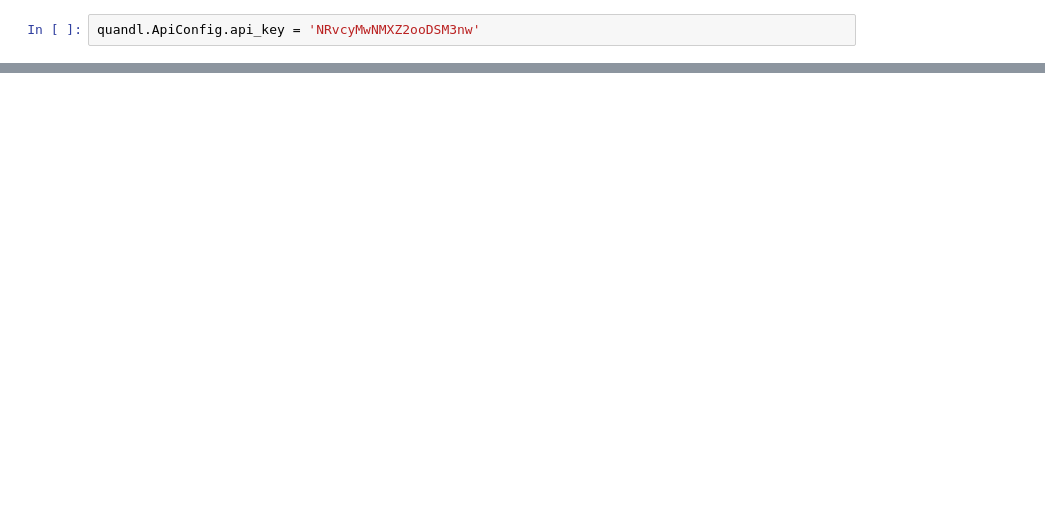
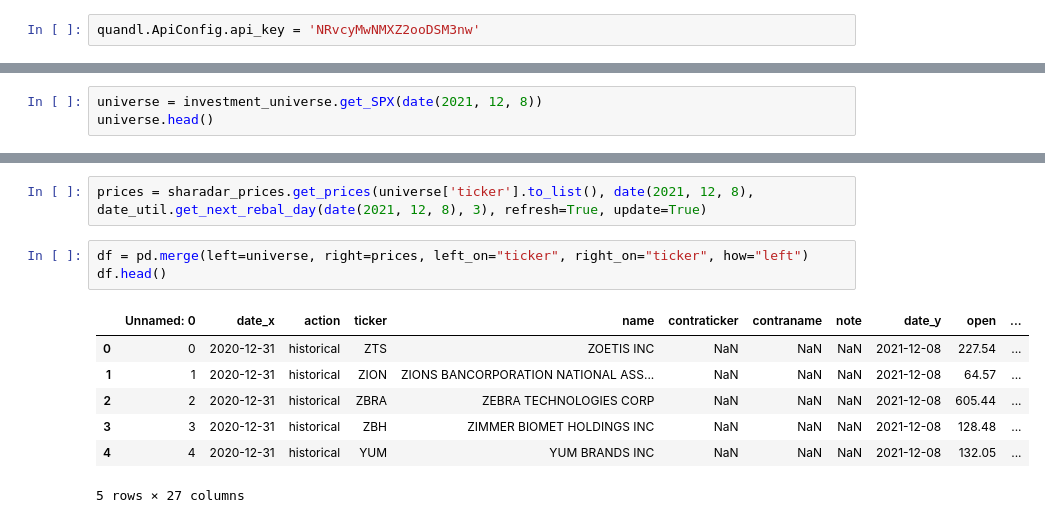
Before and after one commit to springmarathon/nyu-hedge-fund-strategies, a Jupyter notebook: research/investment_universe.ipynb, the cells around one changed output, grey strips where cells are left out. Cells and saved outputs as stored; diff of their text form; blank space fills up the shorter version.

```diff
--- a/research/investment_universe.ipynb
+++ b/research/investment_universe.ipynb
@@ -28,0 +61,3 @@ plt.grid()
+# %%
+universe = investment_universe.get_SPX(date(2021, 12, 8))
+universe.head()
@@ -28,0 +71,13 @@ plt.grid()
+# %%
+prices = sharadar_prices.get_prices(universe['ticker'].to_list(), date(2021, 12, 8), date_util.get_next_rebal_day(date(2021, 12, 8), 3), refresh=True, update=True)
+# %%
+df = pd.merge(left=universe, right=prices, left_on="ticker", right_on="ticker", how="left")
+df.head()
+# %% [output]
+|  | Unnamed: 0 | date_x | action | ticker | name | contraticker | contraname | note | date_y | open | ... |
+| 0 | 0 | 2020-12-31 | historical | ZTS | ZOETIS INC | NaN | NaN | NaN | 2021-12-08 | 227.54 | ... |
+| 1 | 1 | 2020-12-31 | historical | ZION | ZIONS BANCORPORATION NATIONAL ASS... | NaN | NaN | NaN | 2021-12-08 | 64.57 | ... |
+| 2 | 2 | 2020-12-31 | historical | ZBRA | ZEBRA TECHNOLOGIES CORP | NaN | NaN | NaN | 2021-12-08 | 605.44 | ... |
+| 3 | 3 | 2020-12-31 | historical | ZBH | ZIMMER BIOMET HOLDINGS INC | NaN | NaN | NaN | 2021-12-08 | 128.48 | ... |
+| 4 | 4 | 2020-12-31 | historical | YUM | YUM BRANDS INC | NaN | NaN | NaN | 2021-12-08 | 132.05 | ... |
+5 rows × 27 columns
```
Also changed, not shown: parts of 10 cells of this notebook, 2 other files.
